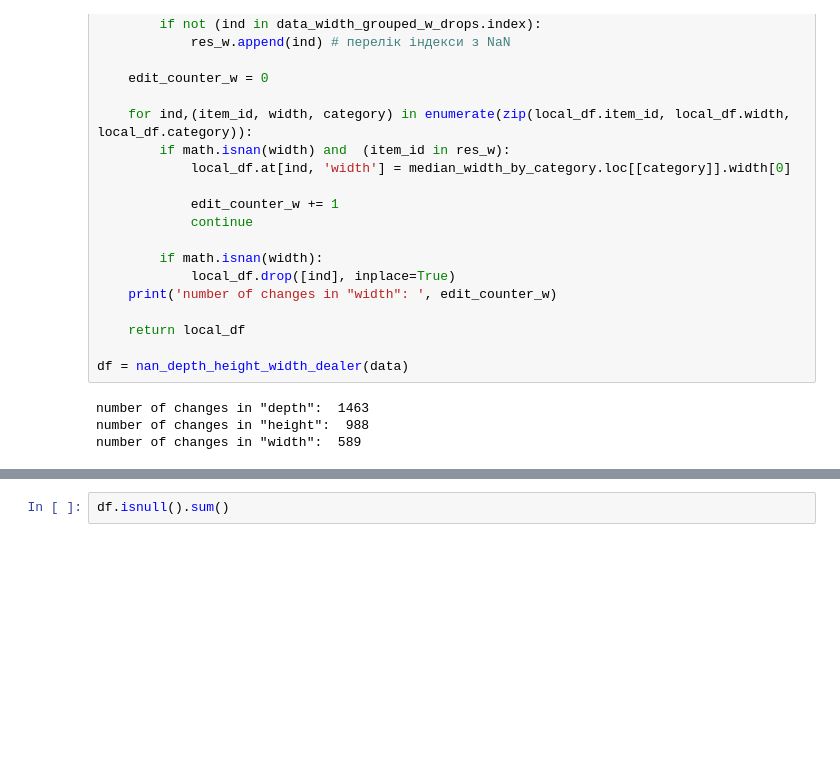
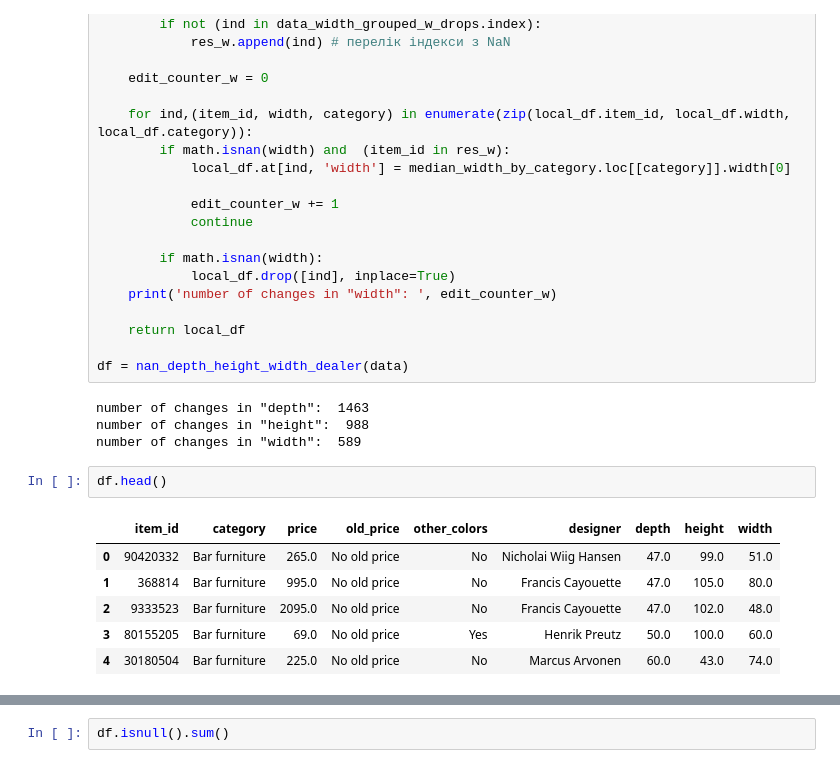
Before and after one commit to AntonPyly/Portfolio, a Jupyter notebook: Step project.ipynb, the cells around one changed output, grey strips where cells are left out. Saved outputs shown, nothing was run; the diff lists cells and outputs as text; blank space fills up the shorter version.

```diff
--- a/Step project.ipynb
+++ b/Step project.ipynb
@@ -188,3 +188,12 @@ df = nan_depth_height_width_dealer(data)
 number of changes in "depth":  1463
 number of changes in "height":  988
 number of changes in "width":  589
+# %%
+df.head()
+# %% [output]
+|  | item_id | category | price | old_price | other_colors | designer | depth | height | width |
+| 0 | 90420332 | Bar furniture | 265.0 | No old price | No | Nicholai Wiig Hansen | 47.0 | 99.0 | 51.0 |
+| 1 | 368814 | Bar furniture | 995.0 | No old price | No | Francis Cayouette | 47.0 | 105.0 | 80.0 |
+| 2 | 9333523 | Bar furniture | 2095.0 | No old price | No | Francis Cayouette | 47.0 | 102.0 | 48.0 |
+| 3 | 80155205 | Bar furniture | 69.0 | No old price | Yes | Henrik Preutz | 50.0 | 100.0 | 60.0 |
+| 4 | 30180504 | Bar furniture | 225.0 | No old price | No | Marcus Arvonen | 60.0 | 43.0 | 74.0 |
```
Also changed, not shown: parts of 8 cells of this notebook, 3 other files.
